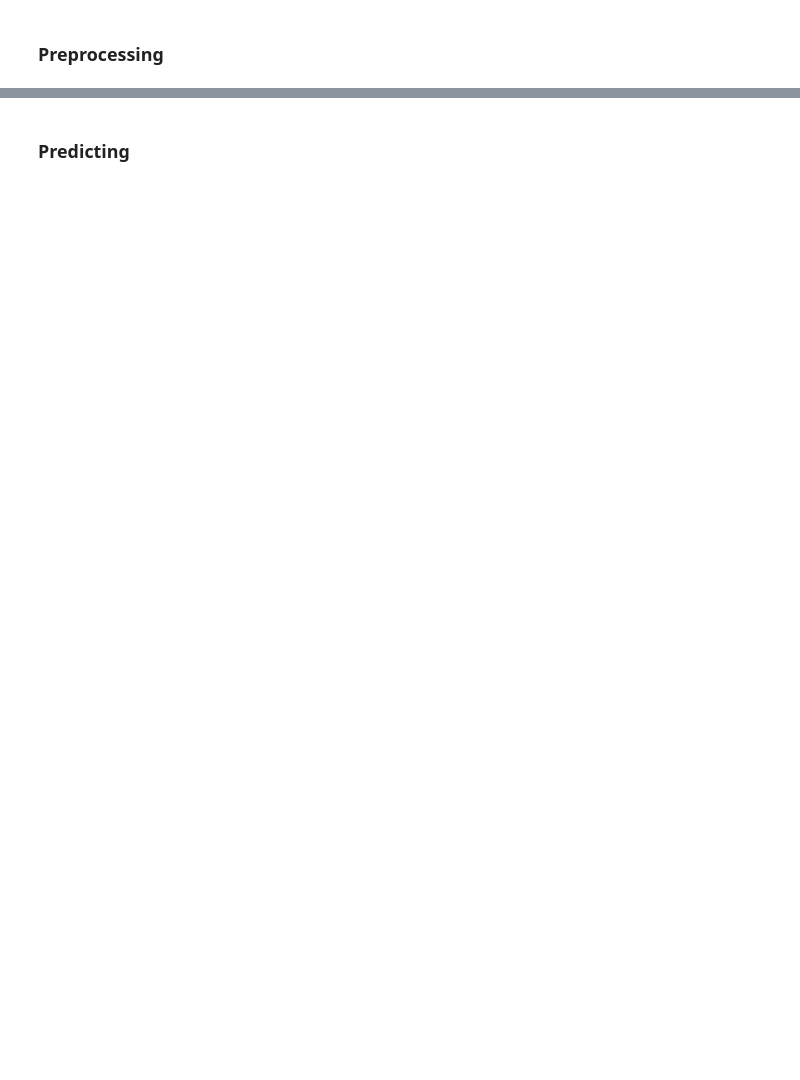
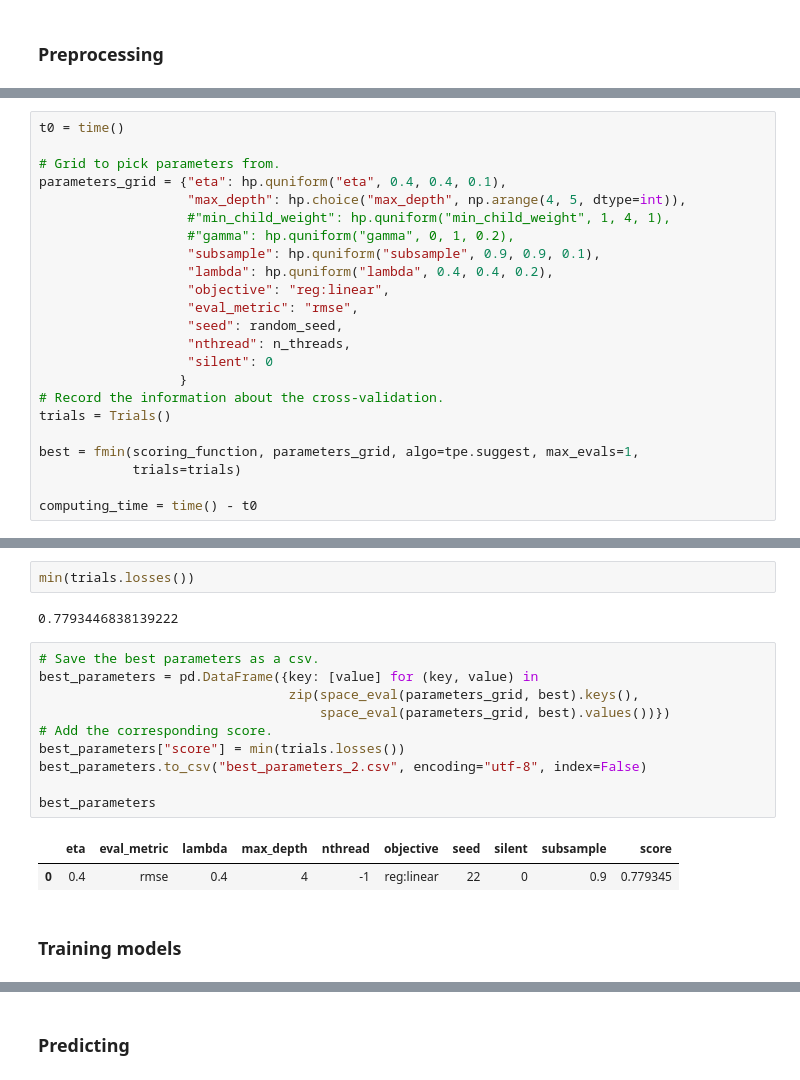
Before and after one commit to anthonyhu/aerosol-depth-prediction, a Jupyter notebook: Aerosol Prediction.ipynb, the cells around one changed output, grey strips where cells are left out. Drawn from its saved outputs; the diff is of its cells as text; blank space fills up the shorter version.

```diff
--- a/Aerosol Prediction.ipynb
+++ b/Aerosol Prediction.ipynb
@@ -198,0 +212,23 @@ Ridge regressor 1
+# %%
+t0 = time()
+
+# Grid to pick parameters from.
+parameters_grid = {"eta": hp.quniform("eta", 0.4, 0.4, 0.1),
+                   "max_depth": hp.choice("max_depth", np.arange(4, 5, dtype=int)),
+                   #"min_child_weight": hp.quniform("min_child_weight", 1, 4, 1),
+                   #"gamma": hp.quniform("gamma", 0, 1, 0.2),
+                   "subsample": hp.quniform("subsample", 0.9, 0.9, 0.1),
+                   "lambda": hp.quniform("lambda", 0.4, 0.4, 0.2),
+                   "objective": "reg:linear",
+                   "eval_metric": "rmse",
+                   "seed": random_seed,
+                   "nthread": n_threads,
+                   "silent": 0
+                  }
+# Record the information about the cross-validation.
+trials = Trials()
+
+best = fmin(scoring_function, parameters_grid, algo=tpe.suggest, max_evals=1,
+            trials=trials)
+
+computing_time = time() - t0
@@ -199 +260,20 @@ Ridge regressor 1
+# %%
+min(trials.losses())
+# %% [output]
+0.7793446838139222
+# %%
+# Save the best parameters as a csv.
+best_parameters = pd.DataFrame({key: [value] for (key, value) in
+                                zip(space_eval(parameters_grid, best).keys(),
+                                    space_eval(parameters_grid, best).values())})
+# Add the corresponding score.
+best_parameters["score"] = min(trials.losses())
+best_parameters.to_csv("best_parameters_2.csv", encoding="utf-8", index=False)
+
+best_parameters
+# %% [output]
+|  | eta | eval_metric | lambda | max_depth | nthread | objective | seed | silent | subsample | score |
+| 0 | 0.4 | rmse | 0.4 | 4 | -1 | reg:linear | 22 | 0 | 0.9 | 0.779345 |
+# %% [markdown]
+### Training models
 # %%
```
Also changed, not shown: parts of 31 cells of this notebook, 3 other files.
